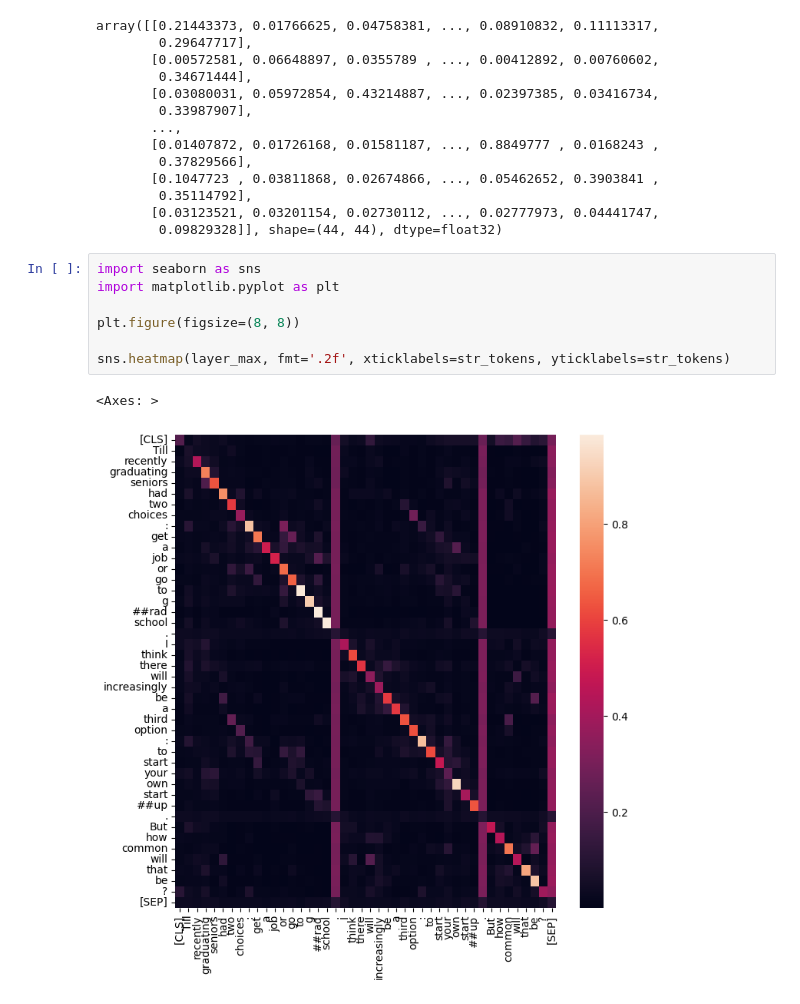
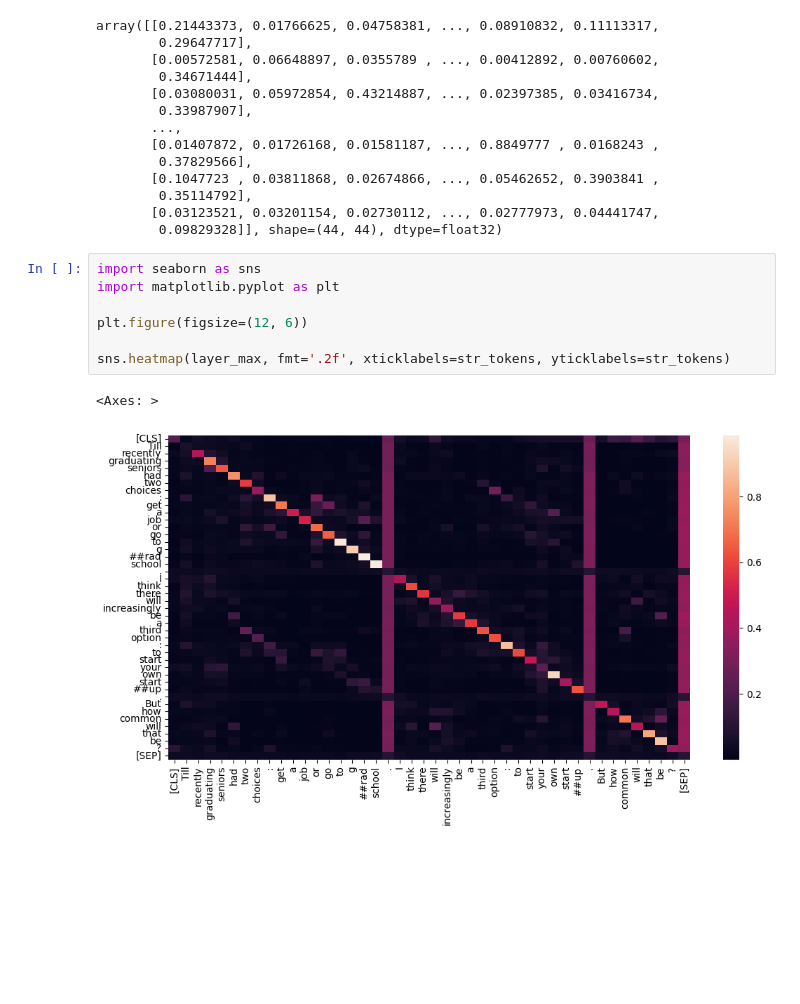
Before and after one commit to panalexeu/sem_chunk_overview, a Jupyter notebook: attention_chunking.ipynb, the cells around one changed output. Cells and saved outputs as stored; diff of their text form; blank space fills up the shorter version.

```diff
--- a/attention_chunking.ipynb
+++ b/attention_chunking.ipynb
@@ -147,10 +147,10 @@ array([[0.21443373, 0.01766625, 0.04758381, ..., 0.08910832, 0.11113317,
 # %%
 import seaborn as sns
 import matplotlib.pyplot as plt
 
-plt.figure(figsize=(8, 8))
+plt.figure(figsize=(12, 6))
 
 sns.heatmap(layer_max, fmt='.2f', xticklabels=str_tokens, yticklabels=str_tokens)
 # %% [output]
 <Axes: >
-[figure, old version]
+[figure, new version]
```
Also changed, not shown: 1 other file.
